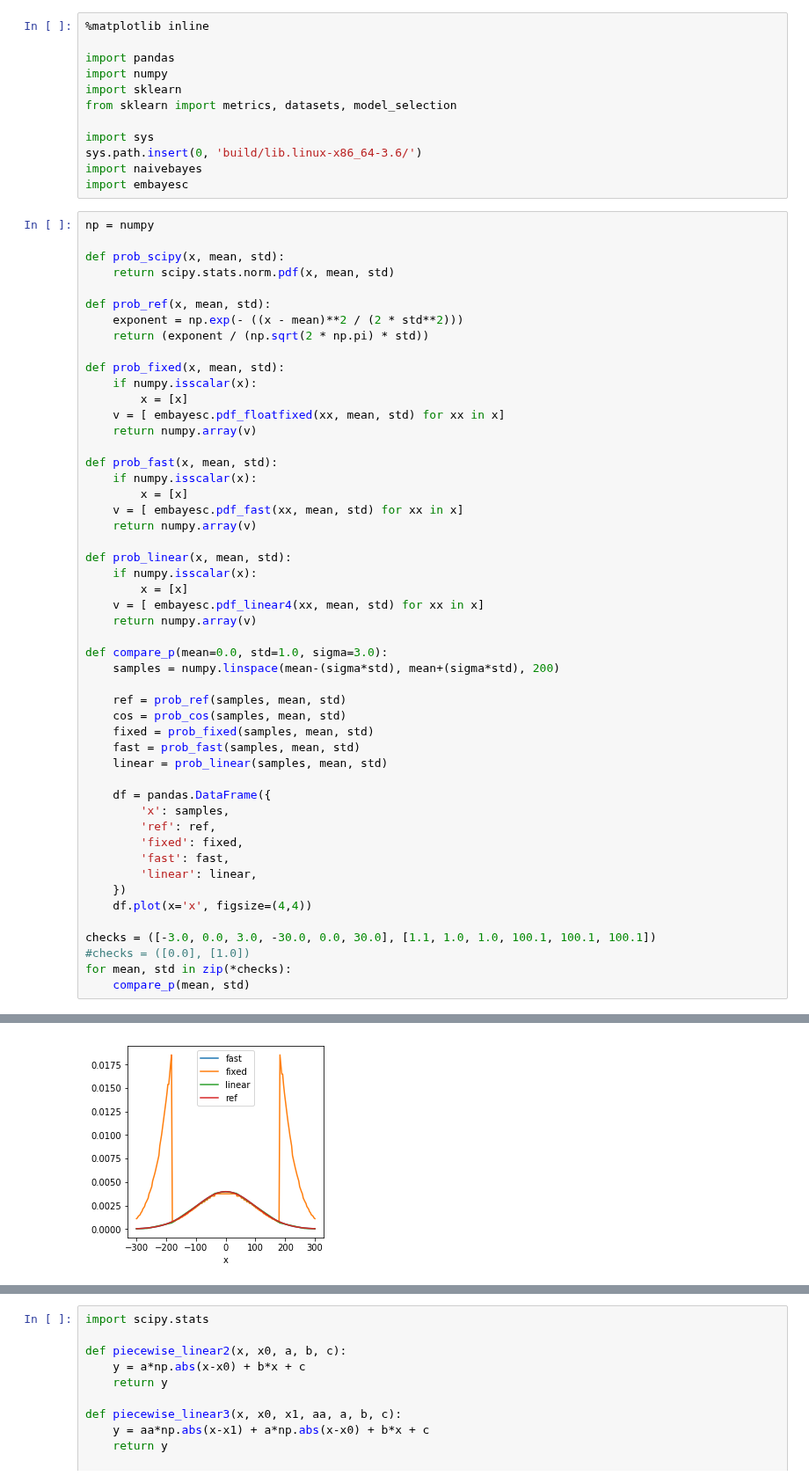
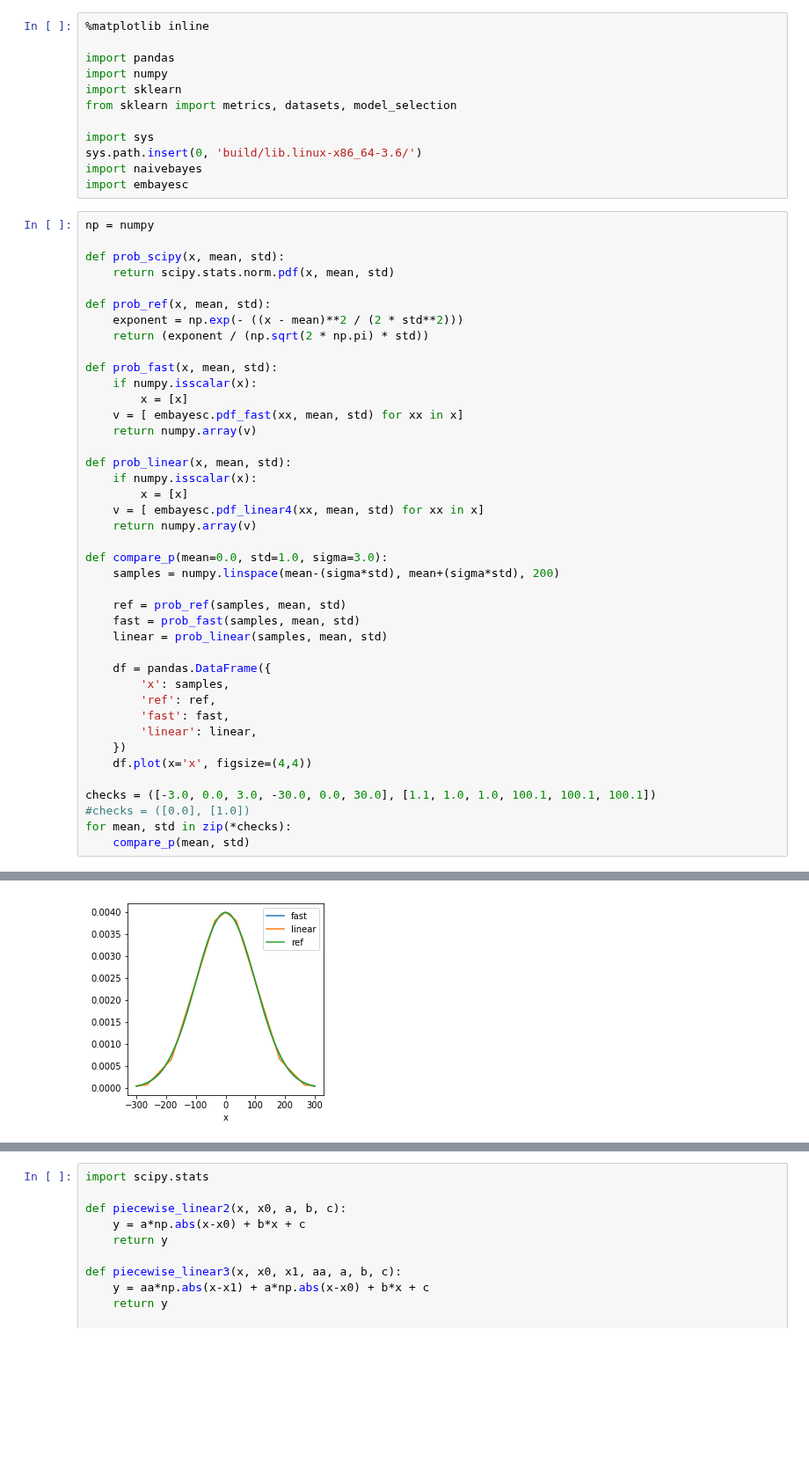
Before and after one commit to jonnor/embeddedml, a Jupyter notebook: NaiveBayes.ipynb, the cells around one changed output, grey strips where cells are left out. Shown at 88% size. Drawn from its saved outputs; the diff is of its cells as text; blank space fills up the shorter version.

```diff
--- a/NaiveBayes.ipynb
+++ b/NaiveBayes.ipynb
@@ -19,12 +19,6 @@ def prob_scipy(x, mean, std):
 def prob_ref(x, mean, std):
     exponent = np.exp(- ((x - mean)**2 / (2 * std**2)))
     return (exponent / (np.sqrt(2 * np.pi) * std))
-
-def prob_fixed(x, mean, std):
-    if numpy.isscalar(x):
-        x = [x]
-    v = [ embayesc.pdf_floatfixed(xx, mean, std) for xx in x]
-    return numpy.array(v)
 
 def prob_fast(x, mean, std):
     if numpy.isscalar(x):
@@ -42,15 +36,12 @@ def compare_p(mean=0.0, std=1.0, sigma=3.0):
     samples = numpy.linspace(mean-(sigma*std), mean+(sigma*std), 200)
 
     ref = prob_ref(samples, mean, std)
-    cos = prob_cos(samples, mean, std)
-    fixed = prob_fixed(samples, mean, std)
     fast = prob_fast(samples, mean, std)
     linear = prob_linear(samples, mean, std)
 
     df = pandas.DataFrame({
         'x': samples,
         'ref': ref,
-        'fixed': fixed,
         'fast': fast,
         'linear': linear,
     })
@@ -68 +59 @@ for mean, std in zip(*checks):
-[figure, old version]
+[figure, new version]
```
Also changed, not shown: parts of 2 cells of this notebook, 3 other files.
